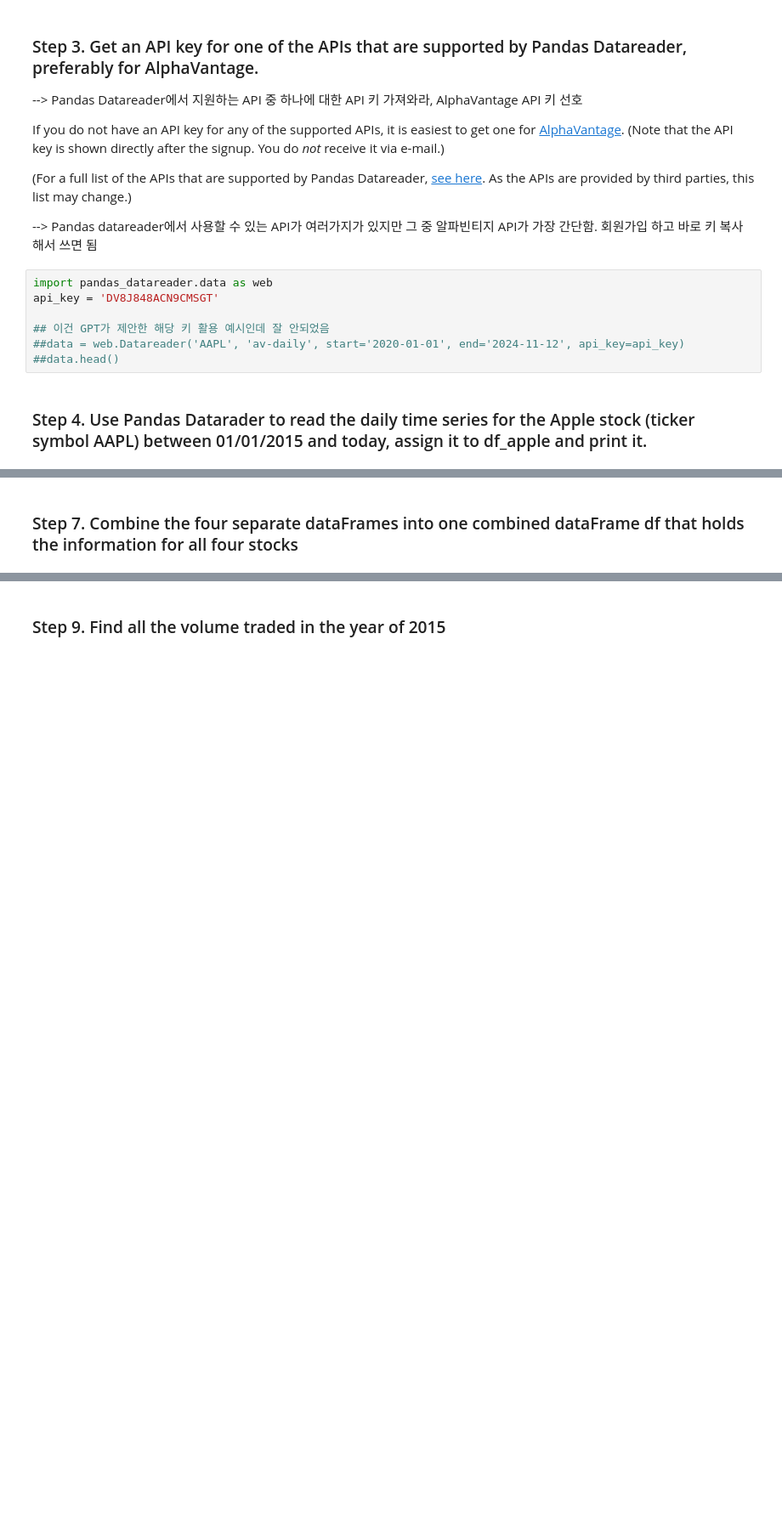
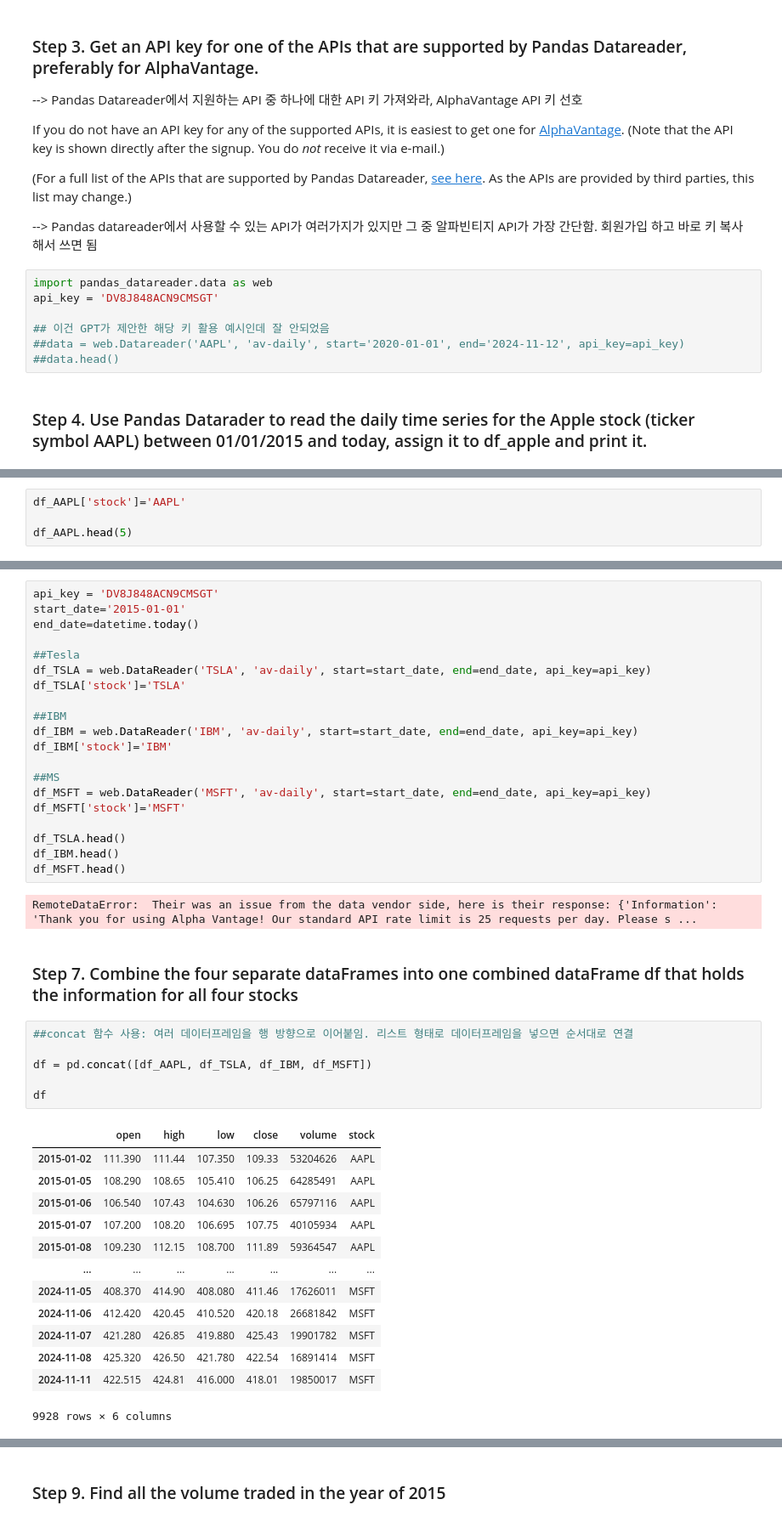
Before and after one commit to seo-minsu/Python_Programming_Study, a Jupyter notebook: pandas_exercises/09_Time_Series/Getting_Financial_Data/Exercises.ipynb, the cells around one changed output, grey strips where cells are left out. Shown: that part at 85% size. Drawn from its saved outputs; the diff is of its cells as text; blank space fills up the shorter version.

```diff
--- a/pandas_exercises/09_Time_Series/Getting_Financial_Data/Exercises.ipynb
+++ b/pandas_exercises/09_Time_Series/Getting_Financial_Data/Exercises.ipynb
@@ -83,0 +82,4 @@ plt.xlabel
+# %%
+df_AAPL['stock']='AAPL'
+
+df_AAPL.head(5)
@@ -86,4 +97,46 @@ plt.xlabel
+# %%
+api_key = 'DV8J848ACN9CMSGT'
+start_date='2015-01-01'
+end_date=datetime.today()
+
+##Tesla
+df_TSLA = web.DataReader('TSLA', 'av-daily', start=start_date, end=end_date, api_key=api_key)
+df_TSLA['stock']='TSLA'
+
+##IBM
+df_IBM = web.DataReader('IBM', 'av-daily', start=start_date, end=end_date, api_key=api_key)
+df_IBM['stock']='IBM'
+
+##MS
+df_MSFT = web.DataReader('MSFT', 'av-daily', start=start_date, end=end_date, api_key=api_key)
+df_MSFT['stock']='MSFT'
+
+df_TSLA.head()
+df_IBM.head()
+df_MSFT.head()
+# %% [output]
+RemoteDataError:  Their was an issue from the data vendor side, here is their response: {'Information': 'Thank you for using Alpha Vantage! Our standard API rate limit is 25 requests per day. Please s ...
 # %% [markdown]
 ### Step 7. Combine the four separate dataFrames into one combined dataFrame df that holds the information for all four stocks
+# %%
+##concat 함수 사용: 여러 데이터프레임을 행 방향으로 이어붙임. 리스트 형태로 데이터프레임을 넣으면 순서대로 연결
+
+df = pd.concat([df_AAPL, df_TSLA, df_IBM, df_MSFT])
+
+df
+# %% [output]
+|  | open | high | low | close | volume | stock |
+| 2015-01-02 | 111.390 | 111.44 | 107.350 | 109.33 | 53204626 | AAPL |
+| 2015-01-05 | 108.290 | 108.65 | 105.410 | 106.25 | 64285491 | AAPL |
+| 2015-01-06 | 106.540 | 107.43 | 104.630 | 106.26 | 65797116 | AAPL |
+| 2015-01-07 | 107.200 | 108.20 | 106.695 | 107.75 | 40105934 | AAPL |
+| 2015-01-08 | 109.230 | 112.15 | 108.700 | 111.89 | 59364547 | AAPL |
+| ... | ... | ... | ... | ... | ... | ... |
+| 2024-11-05 | 408.370 | 414.90 | 408.080 | 411.46 | 17626011 | MSFT |
+| 2024-11-06 | 412.420 | 420.45 | 410.520 | 420.18 | 26681842 | MSFT |
+| 2024-11-07 | 421.280 | 426.85 | 419.880 | 425.43 | 19901782 | MSFT |
+| 2024-11-08 | 425.320 | 426.50 | 421.780 | 422.54 | 16891414 | MSFT |
+| 2024-11-11 | 422.515 | 424.81 | 416.000 | 418.01 | 19850017 | MSFT |
+9928 rows × 6 columns
 # %% [markdown]
 ### Step 8. Shift the stock column into the index (making it a multi-level index consisting of the ticker symbol and the date).
```
Also changed, not shown: parts of 15 cells of this notebook.
